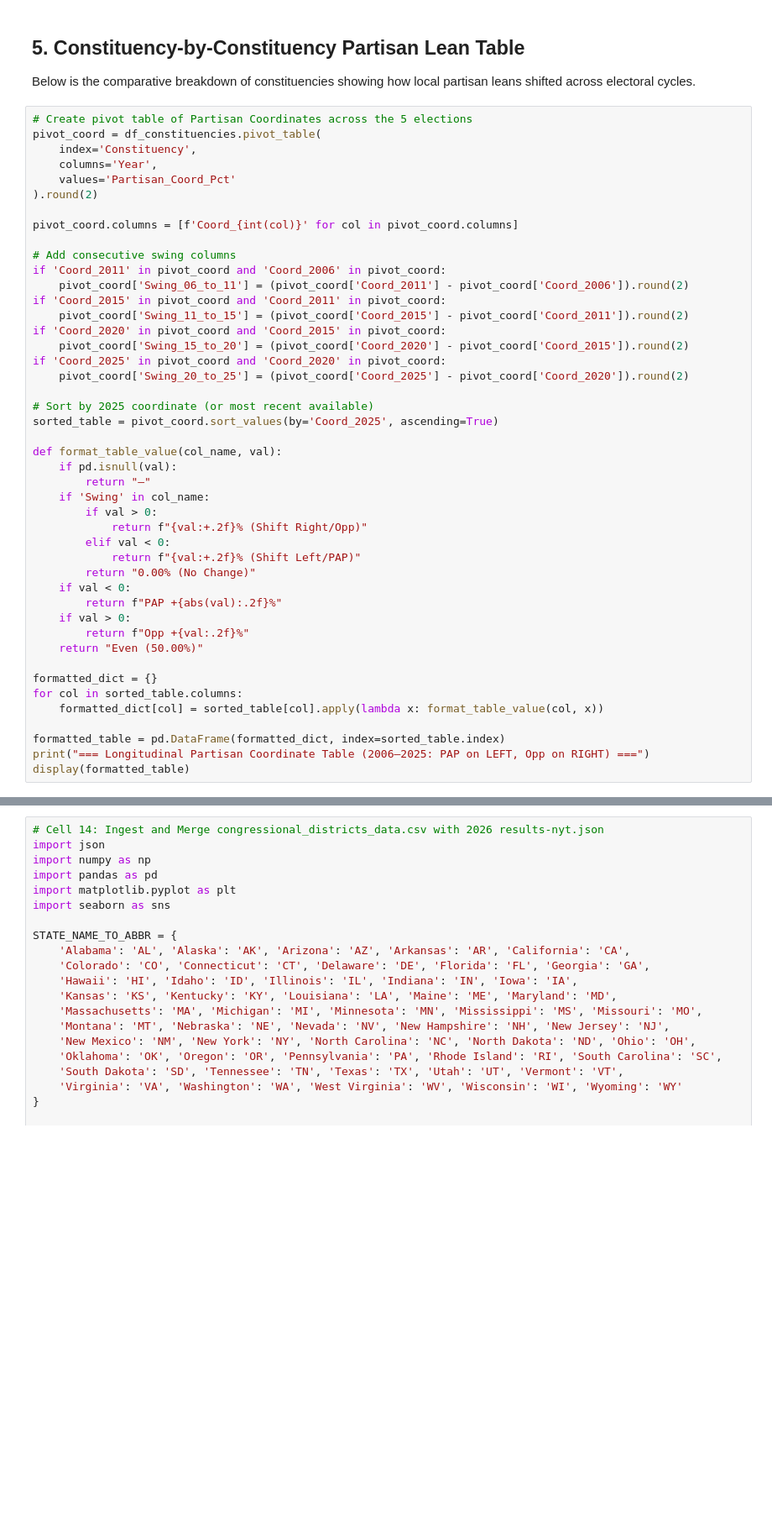
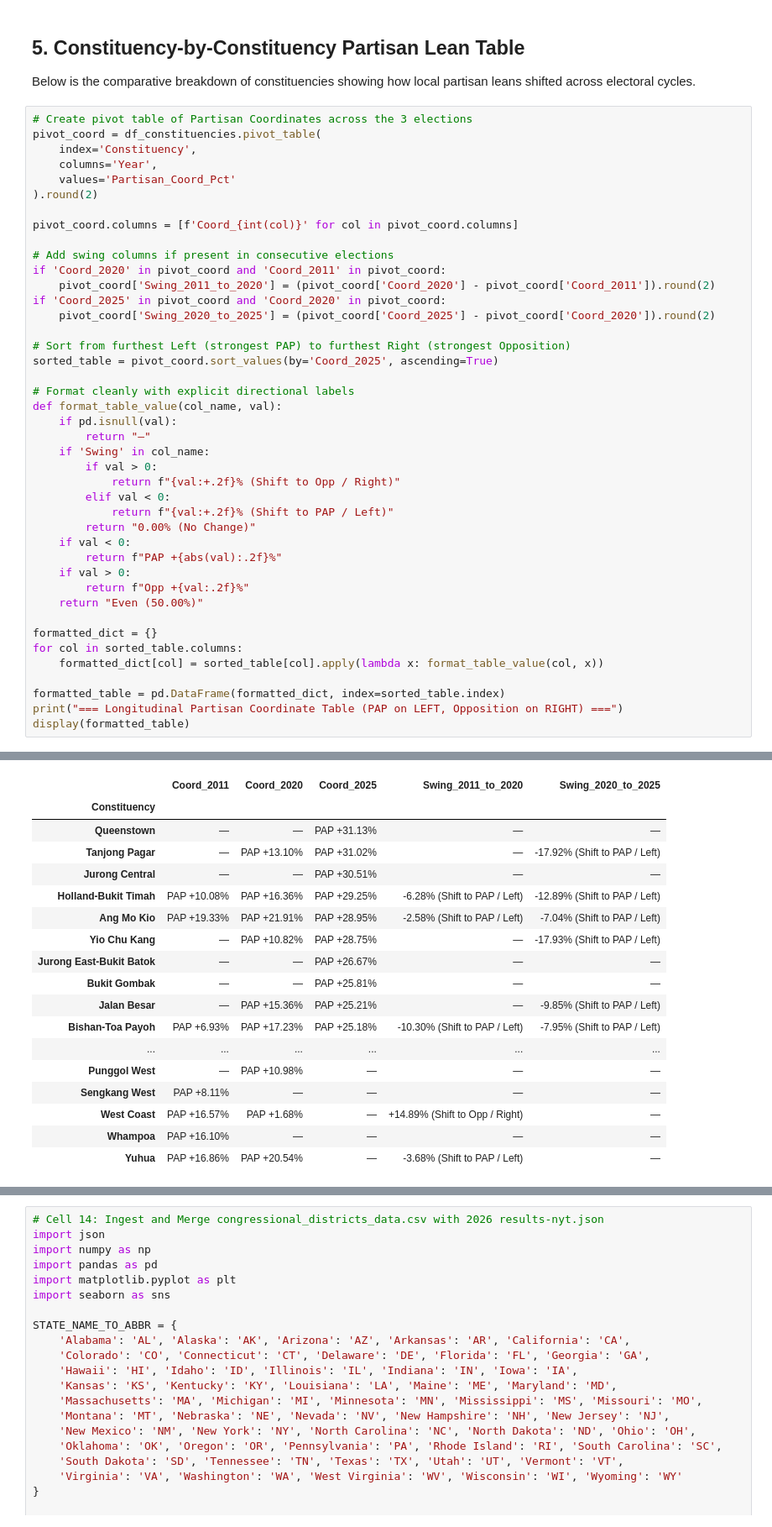
Before and after one commit to reubenwxw/-2026-US-Election-vs-Singapore, a Jupyter notebook: partisan_lean_analysis.ipynb, the cells around one changed output, grey strips where cells are left out. Shown at 84% size. Drawn from its saved outputs; the diff is of its cells as text; blank space fills up the shorter version.

```diff
--- a/partisan_lean_analysis.ipynb
+++ b/partisan_lean_analysis.ipynb
@@ -346,7 +389,7 @@ print("Figure saved as 'singapore_partisan_lean_trend_and_overlay.png'")
 
 Below is the comparative breakdown of constituencies showing how local partisan leans shifted across electoral cycles.
 # %%
-# Create pivot table of Partisan Coordinates across the 5 elections
+# Create pivot table of Partisan Coordinates across the 3 elections
 pivot_coord = df_constituencies.pivot_table(
     index='Constituency',
     columns='Year',
@@ -355,27 +398,24 @@ pivot_coord = df_constituencies.pivot_table(
 
 pivot_coord.columns = [f'Coord_{int(col)}' for col in pivot_coord.columns]
 
-# Add consecutive swing columns
-if 'Coord_2011' in pivot_coord and 'Coord_2006' in pivot_coord:
-    pivot_coord['Swing_06_to_11'] = (pivot_coord['Coord_2011'] - pivot_coord['Coord_2006']).round(2)
-if 'Coord_2015' in pivot_coord and 'Coord_2011' in pivot_coord:
-    pivot_coord['Swing_11_to_15'] = (pivot_coord['Coord_2015'] - pivot_coord['Coord_2011']).round(2)
-if 'Coord_2020' in pivot_coord and 'Coord_2015' in pivot_coord:
-    pivot_coord['Swing_15_to_20'] = (pivot_coord['Coord_2020'] - pivot_coord['Coord_2015']).round(2)
+# Add swing columns if present in consecutive elections
+if 'Coord_2020' in pivot_coord and 'Coord_2011' in pivot_coord:
+    pivot_coord['Swing_2011_to_2020'] = (pivot_coord['Coord_2020'] - pivot_coord['Coord_2011']).round(2)
 if 'Coord_2025' in pivot_coord and 'Coord_2020' in pivot_coord:
-    pivot_coord['Swing_20_to_25'] = (pivot_coord['Coord_2025'] - pivot_coord['Coord_2020']).round(2)
+    pivot_coord['Swing_2020_to_2025'] = (pivot_coord['Coord_2025'] - pivot_coord['Coord_2020']).round(2)
 
-# Sort by 2025 coordinate (or most recent available)
+# Sort from furthest Left (strongest PAP) to furthest Right (strongest Opposition)
 sorted_table = pivot_coord.sort_values(by='Coord_2025', ascending=True)
 
+# Format cleanly with explicit directional labels
 def format_table_value(col_name, val):
     if pd.isnull(val):
         return "—"
     if 'Swing' in col_name:
         if val > 0:
-            return f"{val:+.2f}% (Shift Right/Opp)"
+            return f"{val:+.2f}% (Shift to Opp / Right)"
         elif val < 0:
-            return f"{val:+.2f}% (Shift Left/PAP)"
+            return f"{val:+.2f}% (Shift to PAP / Left)"
         return "0.00% (No Change)"
     if val < 0:
         return f"PAP +{abs(val):.2f}%"
@@ -388,5 +428,6 @@ for col in sorted_table.columns:
     formatted_dict[col] = sorted_table[col].apply(lambda x: format_table_value(col, x))
 
 formatted_table = pd.DataFrame(formatted_dict, index=sorted_table.index)
-print("=== Longitudinal Partisan Coordinate Table (2006–2025: PAP on LEFT, Opp on RIGHT) ===")
+print("=== Longitudinal Partisan Coordinate Table (PAP on LEFT, Opposition on RIGHT) ===")
 display(formatted_table)
+# %% [output]
@@ -392,0 +435,18 @@ display(formatted_table)
+|  | Coord_2011 | Coord_2020 | Coord_2025 | Swing_2011_to_2020 | Swing_2020_to_2025 |
+| Constituency |  |  |  |  |  |
+| Queenstown | — | — | PAP +31.13% | — | — |
+| Tanjong Pagar | — | PAP +13.10% | PAP +31.02% | — | -17.92% (Shift to PAP / Left) |
+| Jurong Central | — | — | PAP +30.51% | — | — |
+| Holland-Bukit Timah | PAP +10.08% | PAP +16.36% | PAP +29.25% | -6.28% (Shift to PAP / Left) | -12.89% (Shift to PAP / Left) |
+| Ang Mo Kio | PAP +19.33% | PAP +21.91% | PAP +28.95% | -2.58% (Shift to PAP / Left) | -7.04% (Shift to PAP / Left) |
+| Yio Chu Kang | — | PAP +10.82% | PAP +28.75% | — | -17.93% (Shift to PAP / Left) |
+| Jurong East-Bukit Batok | — | — | PAP +26.67% | — | — |
+| Bukit Gombak | — | — | PAP +25.81% | — | — |
+| Jalan Besar | — | PAP +15.36% | PAP +25.21% | — | -9.85% (Shift to PAP / Left) |
+| Bishan-Toa Payoh | PAP +6.93% | PAP +17.23% | PAP +25.18% | -10.30% (Shift to PAP / Left) | -7.95% (Shift to PAP / Left) |
+| ... | ... | ... | ... | ... | ... |
+| Punggol West | — | PAP +10.98% | — | — | — |
+| Sengkang West | PAP +8.11% | — | — | — | — |
+| West Coast | PAP +16.57% | PAP +1.68% | — | +14.89% (Shift to Opp / Right) | — |
+| Whampoa | PAP +16.10% | — | — | — | — |
+| Yuhua | PAP +16.86% | PAP +20.54% | — | -3.68% (Shift to PAP / Left) | — |
```
Also changed, not shown: parts of 19 cells of this notebook, 8 other files.
